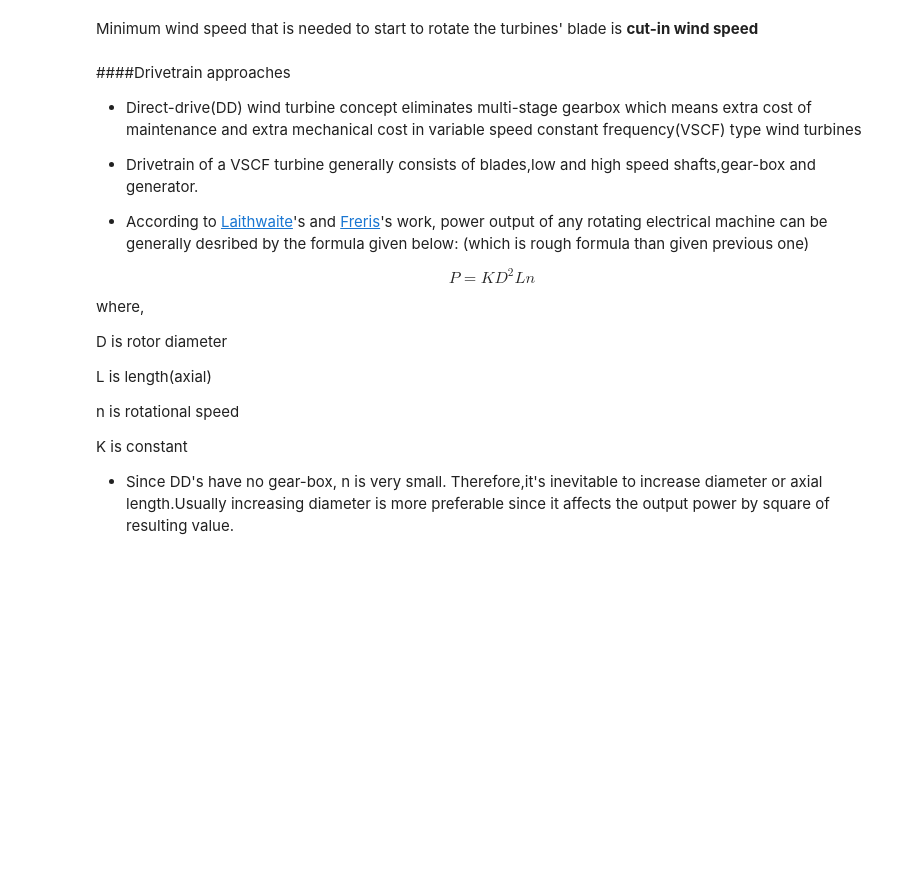
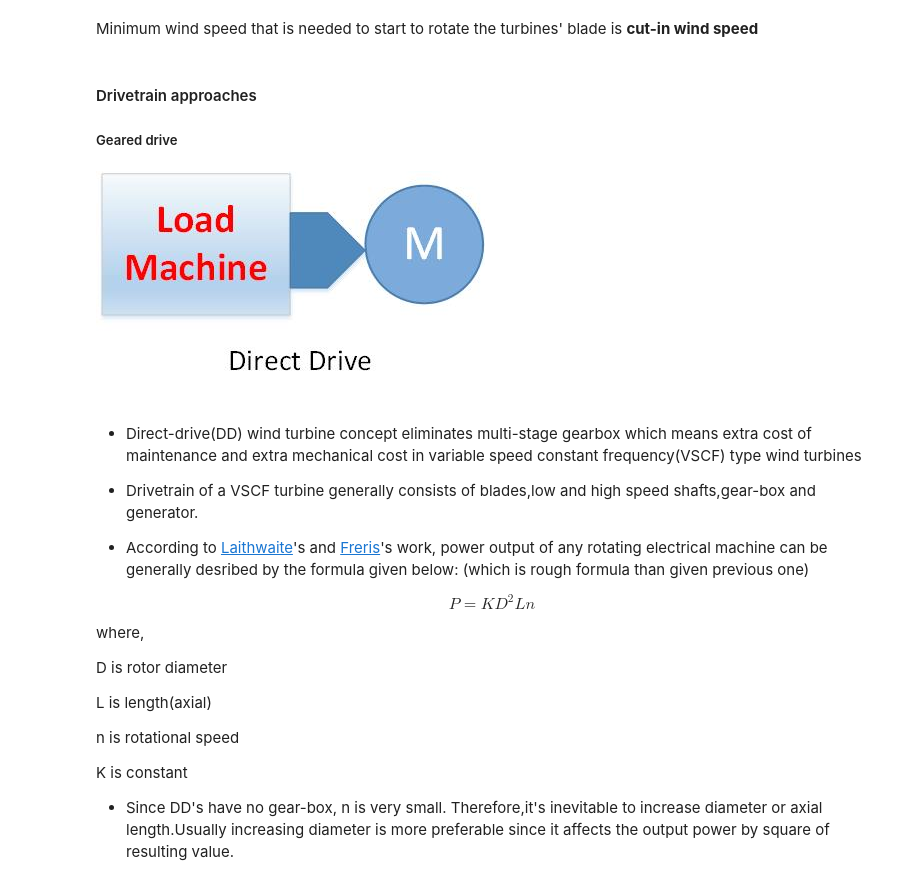
Before and after one commit to aydinbaskaya/MS_Thesis, a Jupyter notebook: Wind Turbines.ipynb, the cells around one changed output. Drawn from its saved outputs; the diff is of its cells as text; code cells hidden in the pictures; blank space fills up the shorter version.

```diff
--- a/Wind Turbines.ipynb
+++ b/Wind Turbines.ipynb
@@ -134,8 +137,19 @@ where,
  T=8760 hours (1 year)
 # %% [markdown]
 Minimum wind speed that is needed to start to rotate the turbines' blade is **cut-in wind speed**
+# %% [markdown]
+#### Drivetrain approaches
+
+##### Geared drive
+# %%
+from IPython.display import Image
+Image(filename='Drawing1.jpg')
+# %% [output]
+[figure, added]
 # %% [markdown]
-####Drivetrain approaches
+
+
+
 
 * Direct-drive(DD) wind turbine concept eliminates multi-stage gearbox which means extra cost of maintenance and extra mechanical cost in variable speed constant frequency(VSCF) type wind turbines
 
```
Also changed, not shown: parts of 6 cells of this notebook.
